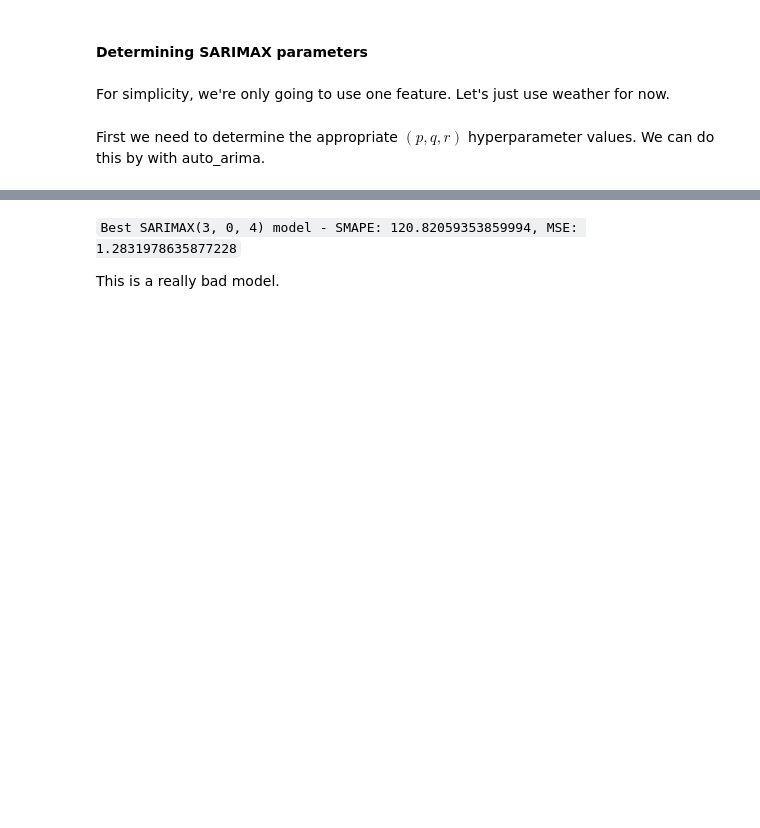
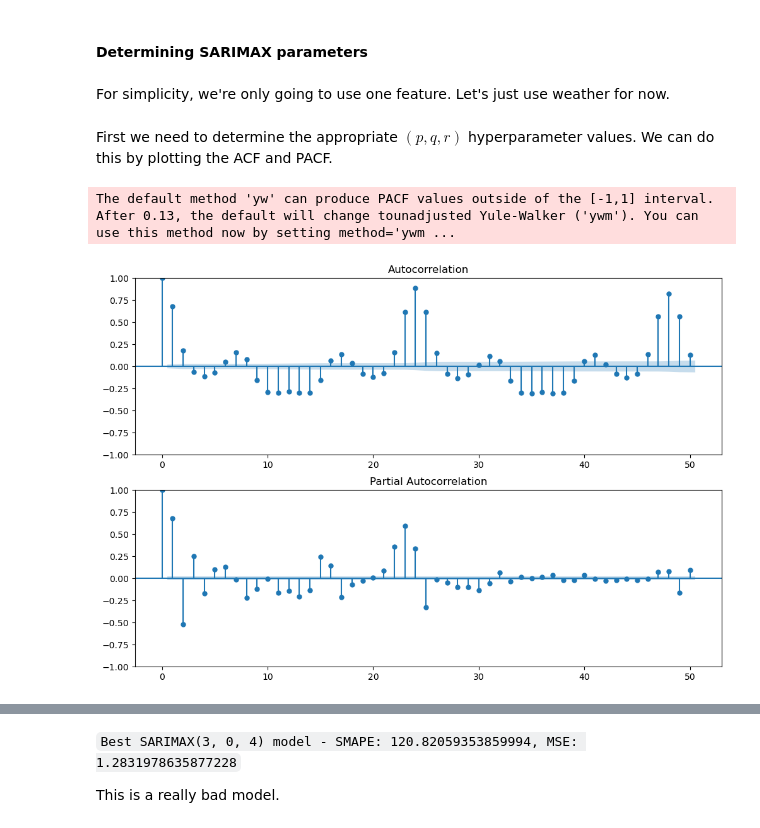
Before and after one commit to jon-robbins/delivery_orders_pred_model, a Jupyter notebook: final_project.ipynb, the cells around one changed output, grey strips where cells are left out. Saved outputs shown, nothing was run; the diff lists cells and outputs as text; code cells hidden in the pictures; blank space fills up the shorter version.

```diff
--- a/final_project.ipynb
+++ b/final_project.ipynb
@@ -686,4 +686,4 @@ df_test_scaled = pd.DataFrame(scaler.transform(df_test), columns=df_test.columns
 # %% [markdown]
 For simplicity, we're only going to use one feature. Let's just use weather for now.
 # %% [markdown]
-First we need to determine the appropriate $(p, q, r)$ hyperparameter values. We can do this by with auto_arima.
+First we need to determine the appropriate $(p, q, r)$ hyperparameter values. We can do this by plotting the ACF and PACF.
@@ -761,0 +690,20 @@ best_P, best_D, best_Q, best_S = model.seasonal_order
+# %%
+import matplotlib.pyplot as plt
+from statsmodels.graphics.tsaplots import plot_acf, plot_pacf
+
+# Assume 'df' is your DataFrame and 'column_name' is the name of the column you want to plot
+series = data[target]
+
+fig, (ax1, ax2) = plt.subplots(2,1, figsize=(12,8))
+
+# Plot ACF
+plot_acf(series, lags=50, ax=ax1)
+
+
+# Plot PACF
+plot_pacf(series, lags=50, ax=ax2)
+
+plt.show()
+# %% [output]
+The default method 'yw' can produce PACF values outside of the [-1,1] interval. After 0.13, the default will change tounadjusted Yule-Walker ('ywm'). You can use this method now by setting method='ywm ...
+[figure, added]
```
Also changed, not shown: parts of 11 cells of this notebook, 1 other file.
